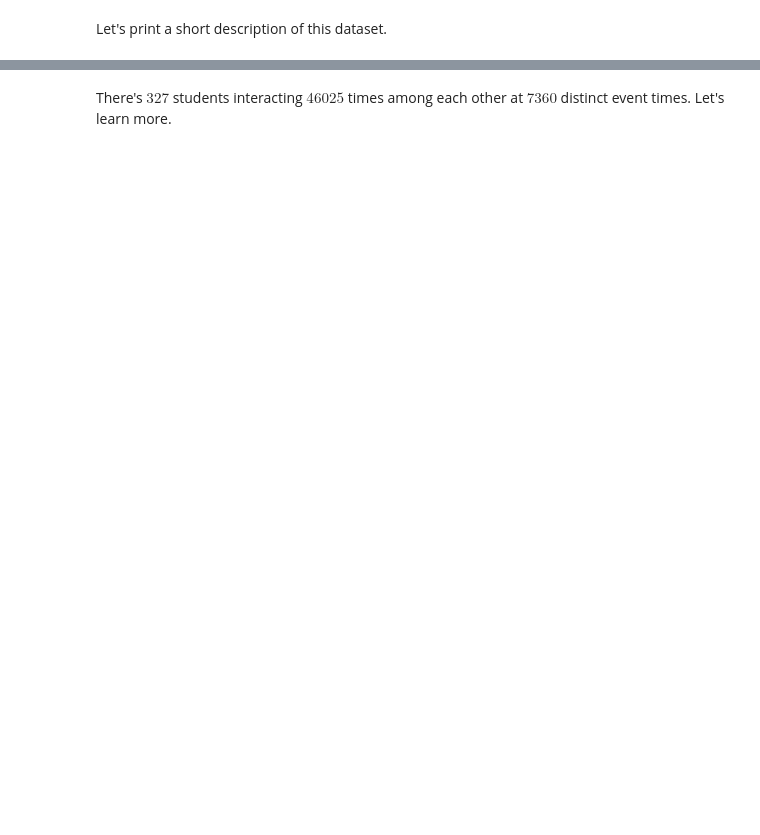
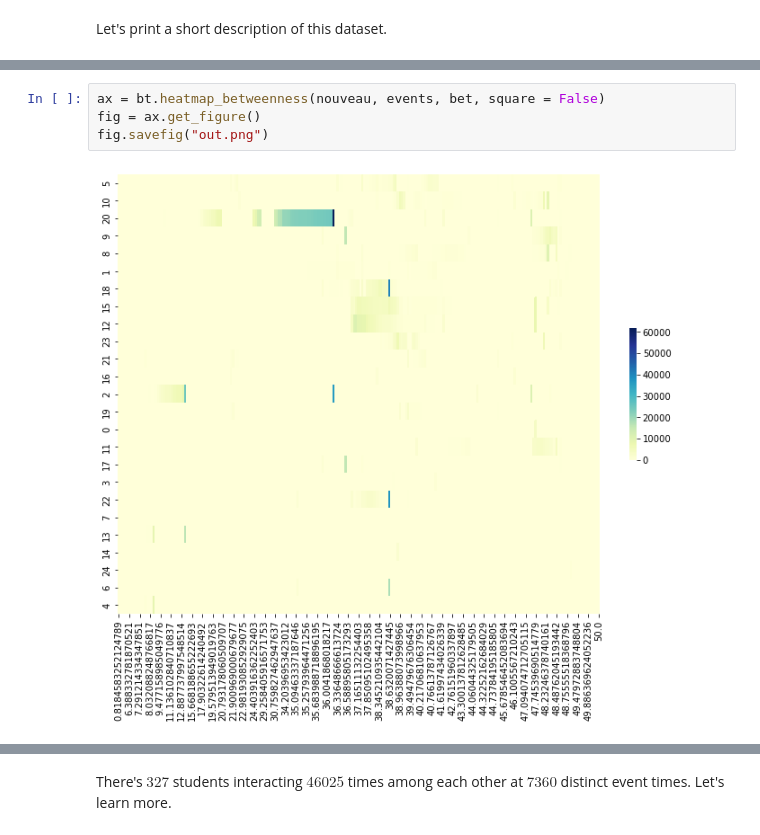
Before and after one commit to busyweaver/Straph, a Jupyter notebook: docs/notebooks/Use Case 1, Temporal Network Analysis-betweenness.ipynb, the cells around one changed output, grey strips where cells are left out. Saved outputs shown, nothing was run; the diff lists cells and outputs as text; blank space fills up the shorter version.

```diff
--- a/docs/notebooks/Use Case 1, Temporal Network Analysis-betweenness.ipynb
+++ b/docs/notebooks/Use Case 1, Temporal Network Analysis-betweenness.ipynb
@@ -160,0 +100,6 @@ fig.savefig("out.png")
+# %%
+ax = bt.heatmap_betweenness(nouveau, events, bet, square = False)
+fig = ax.get_figure()
+fig.savefig("out.png")
+# %% [output]
+[figure, added]
```
Also changed, not shown: parts of 17 cells of this notebook, 6 other files.
